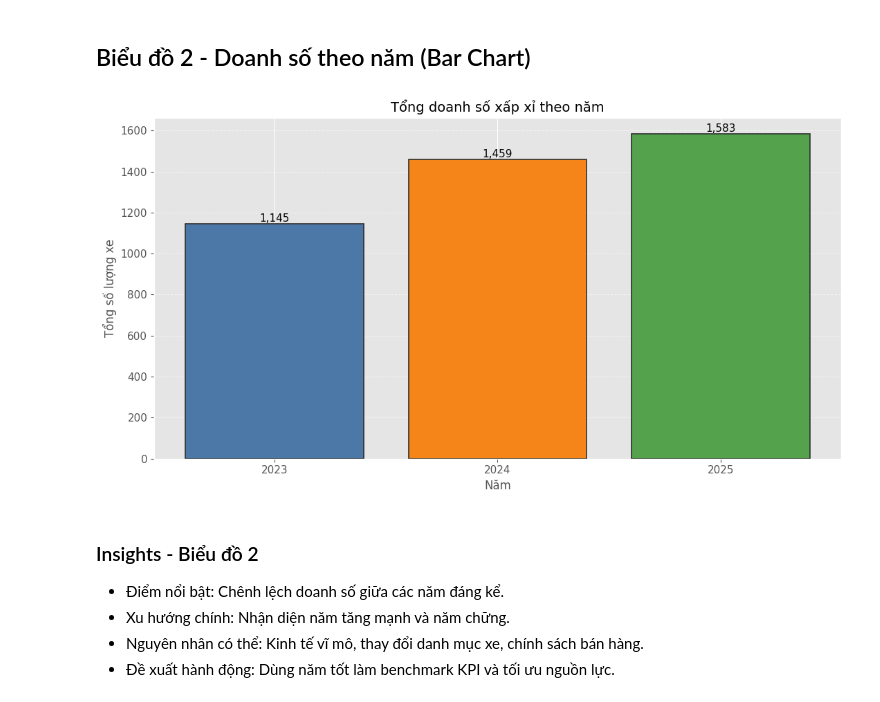
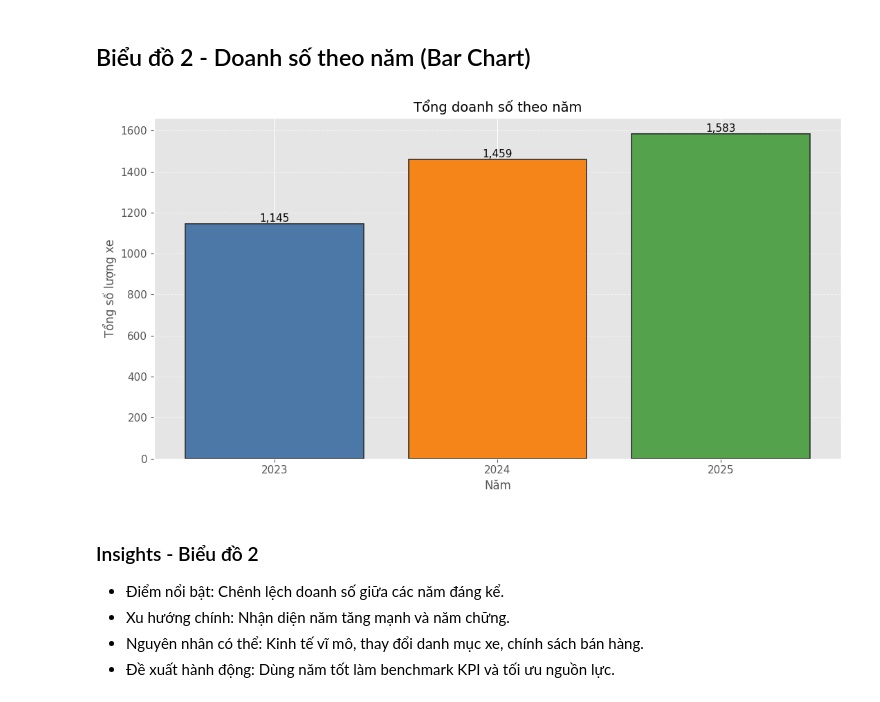
Before and after one commit to lemon-01/cd3, a Jupyter notebook: Ford_Sales_Analysis_2023_2025.ipynb, the cells around one changed output. Cells and saved outputs as stored; diff of their text form; code cells hidden in the pictures.

```diff
--- a/Ford_Sales_Analysis_2023_2025.ipynb
+++ b/Ford_Sales_Analysis_2023_2025.ipynb
@@ -116,19 +116,19 @@ plt.show()
 # %%
 # Mục đích: Tính tổng doanh số từng năm, vẽ biểu đồ cột để nhìn mức tăng/giảm theo năm và gắn nhãn số trực tiếp trên mỗi cột để dễ đọc giá trị tuyệt đối.
 sales_by_year = df.groupby('Năm', as_index=False)['Số lượng (xe)'].sum()
 fig, ax = plt.subplots()
 bars = ax.bar(sales_by_year['Năm'].astype(str), sales_by_year['Số lượng (xe)'], color=['#4C78A8', '#F58518', '#54A24B'], edgecolor='#2F2F2F', linewidth=1.2)
-ax.set_title('Tổng doanh số xấp xỉ theo năm')
+ax.set_title('Tổng doanh số theo năm')
 ax.set_xlabel('Năm')
 ax.set_ylabel('Tổng số lượng xe')
 ax.grid(True, axis='y', linestyle='--', alpha=0.6)
 for bar in bars:
     height = bar.get_height()
     ax.text(bar.get_x() + bar.get_width()/2, height, f'{int(height):,}', ha='center', va='bottom')
 plt.tight_layout()
 plt.show()
 # %% [output]
-[figure, old version]
+[figure, new version]
 # %% [markdown]
 ### Insights - Biểu đồ 2
 - Điểm nổi bật: Chênh lệch doanh số giữa các năm đáng kể.
```
Also changed, not shown: parts of 12 cells of this notebook, 1 other file.
